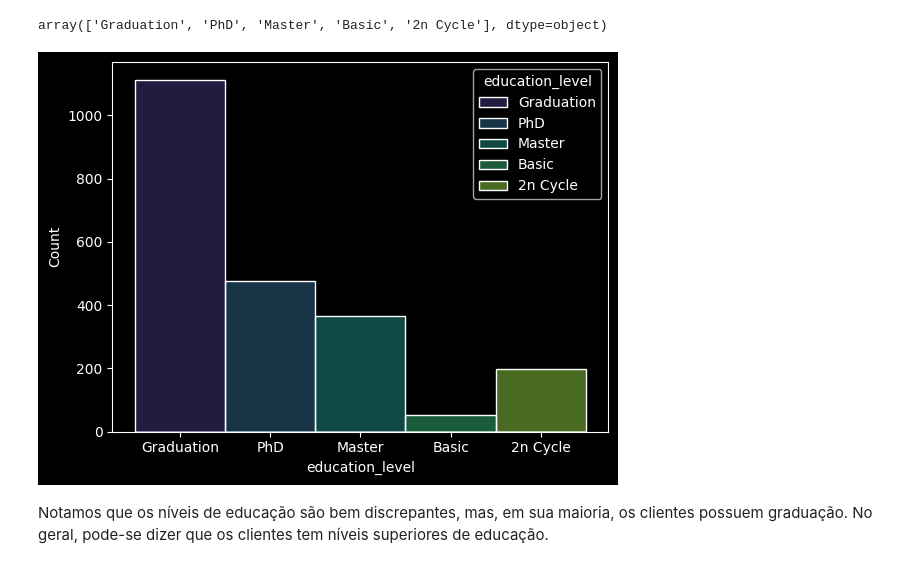
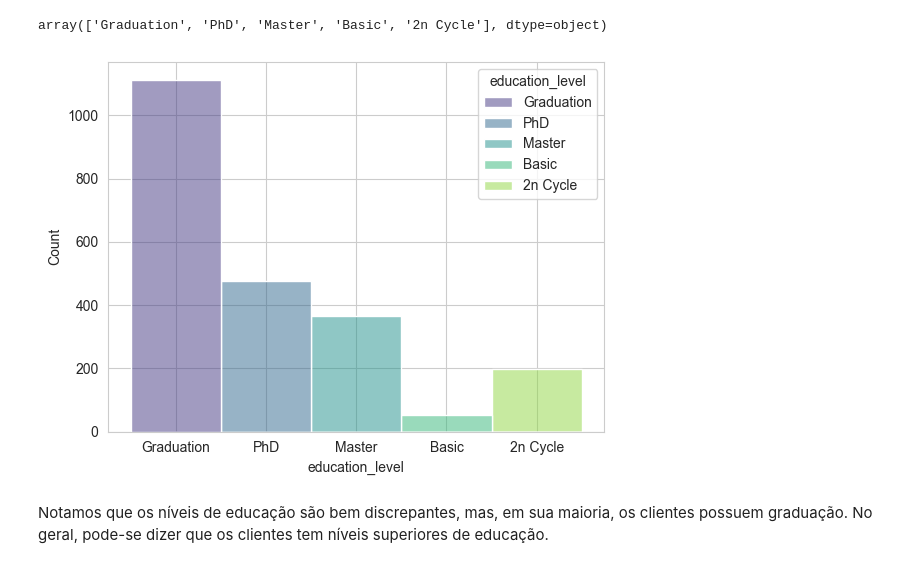
Before and after one commit to camaartins/ifood_EBA, a Jupyter notebook: ifood.ipynb, the cells around one changed output. Cells and saved outputs as stored; diff of their text form; code cells hidden in the pictures.

```diff
--- a/ifood.ipynb
+++ b/ifood.ipynb
@@ -231,5 +223,7 @@ Name: Income, dtype: float64
 O maior salário na base é 113.734,00
 # %%
 # Analisando a distribuição do salário
+sns.set_style('whitegrid')
+
 fig = sns.histplot(x='Income', data = df)
 # %% [output]
@@ -237,4 +231,6 @@ fig = sns.histplot(x='Income', data = df)
 # %%
 # Analisando a distribuição do salário
+sns.set_style('whitegrid')
+
 fig = sns.boxplot(x = 'Income', data = df)
 # %% [output]
@@ -267,9 +263,11 @@ df.education_level.unique()
 # %% [output]
 array(['Graduation', 'PhD', 'Master', 'Basic', '2n Cycle'], dtype=object)
 # %%
+sns.set_style('whitegrid')
+
 fig = sns.histplot(x = 'education_level', data = df, hue = 'education_level', palette = 'viridis')
 # %% [output]
-[figure, old version]
+[figure, new version]
 # %% [markdown]
 Notamos que os níveis de educação são bem discrepantes, mas, em sua maioria, os clientes possuem graduação. No geral, pode-se dizer que os clientes tem níveis superiores de educação.
 # %%
```
Also changed, not shown: parts of 5 cells of this notebook.
